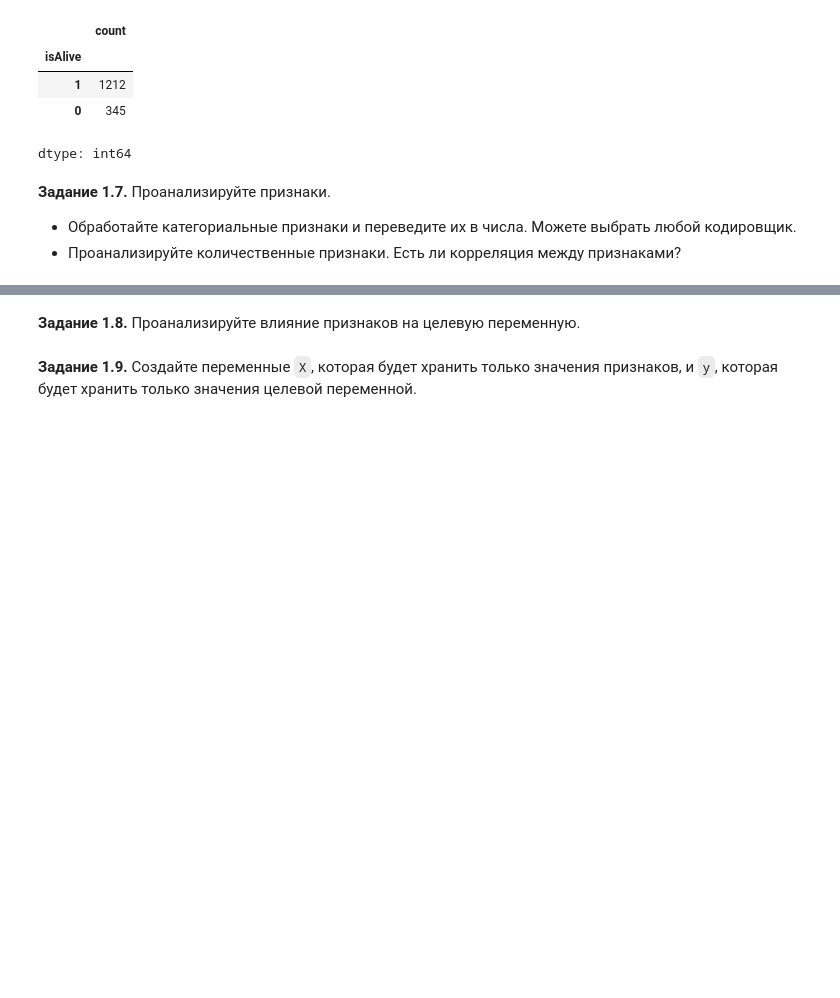
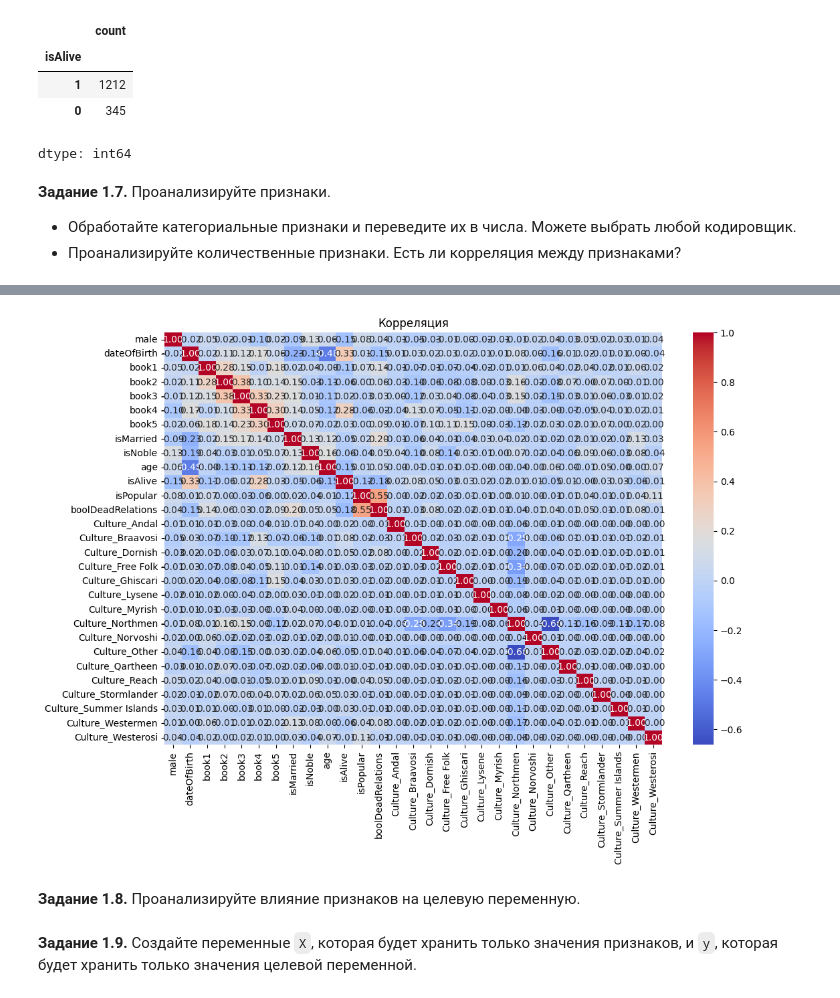
Before and after one commit to OldPetyaTrucker/MuratSamsung, a Jupyter notebook: week_01_ml_intro/Homework/hw_1_game_of_thrones.ipynb, the cells around one changed output, grey strips where cells are left out. Drawn from its saved outputs; the diff is of its cells as text; code cells hidden in the pictures; blank space fills up the shorter version.

```diff
--- a/week_01_ml_intro/Homework/hw_1_game_of_thrones.ipynb
+++ b/week_01_ml_intro/Homework/hw_1_game_of_thrones.ipynb
@@ -357,0 +356,5 @@ dtype: int64
+# %%
+df.drop(columns=['name'], inplace=True)
+df = pd.get_dummies(df, columns=['culture'], prefix='Culture')
+df = df.astype(int)
+df.head()
@@ -358,3 +370,11 @@ dtype: int64
+# %%
+correlation_matrix = df.corr()
+plt.figure(figsize=(12, 8))
+sns.heatmap(correlation_matrix, annot=True, fmt=".2f", cmap='coolwarm')
+plt.title("Корреляция")
+plt.show()
+# %% [output]
+[figure, added]
 # %% [markdown]
 **Задание 1.8.** Проанализируйте влияние признаков на целевую переменную.
 # %%
```
Also changed, not shown: parts of 9 cells of this notebook.
